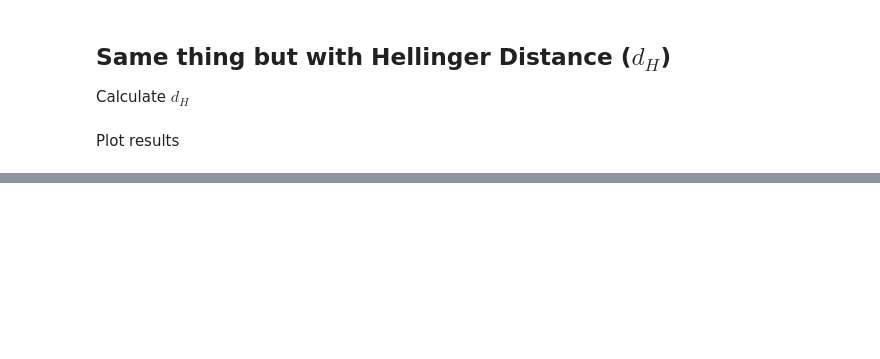
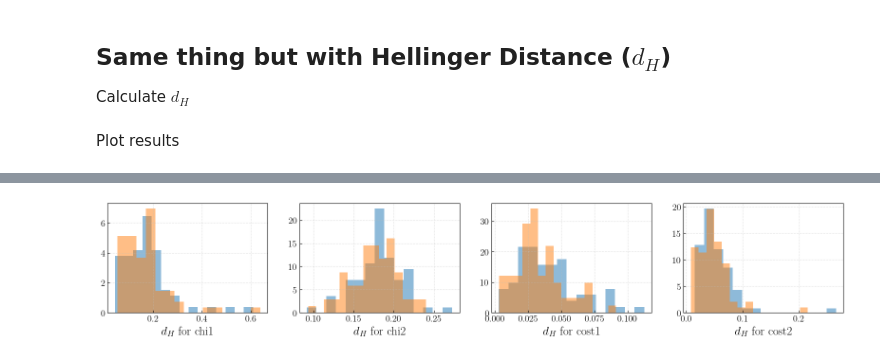
Before and after one commit to simonajmiller/measuring-bbh-component-spin, a Jupyter notebook: Data/PopulationInferenceOutput/KL_divergence.ipynb, the cells around one changed output, grey strips where cells are left out. Cells and saved outputs as stored; diff of their text form; code cells hidden in the pictures; blank space fills up the shorter version.

```diff
--- a/Data/PopulationInferenceOutput/KL_divergence.ipynb
+++ b/Data/PopulationInferenceOutput/KL_divergence.ipynb
@@ -209,0 +210,17 @@ for param in params:
+# %%
+fig, axes = plt.subplots(1, 4, figsize=(20,3))
+
+for i, param in enumerate(params):
+    ax = axes[i]
+
+    for model in models:
+
+        dHs_list = np.sort([dH_dict[model][x][param] for x in dH_dict[model].keys()])
+        ax.hist(dHs_list, density=True, alpha=0.5, label=model, bins=15)
+
+    ax.grid(ls=':', color='silver', alpha=0.8)
+    ax.set_xlabel(f'$d_H$ for {param}')
+
+plt.show()
+# %% [output]
+[figure, added]
```
Also changed, not shown: parts of 4 cells of this notebook, 8 other files.
